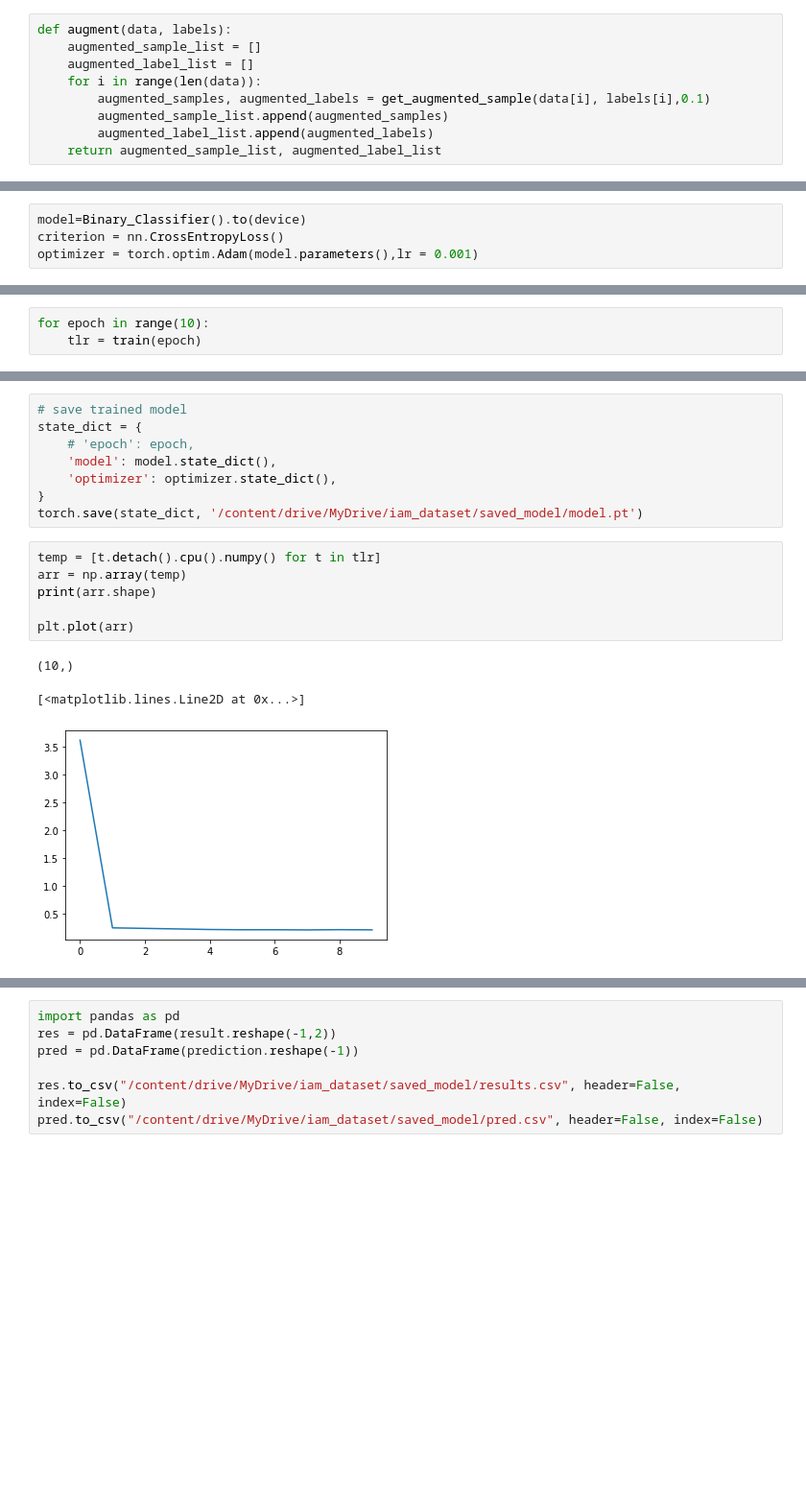
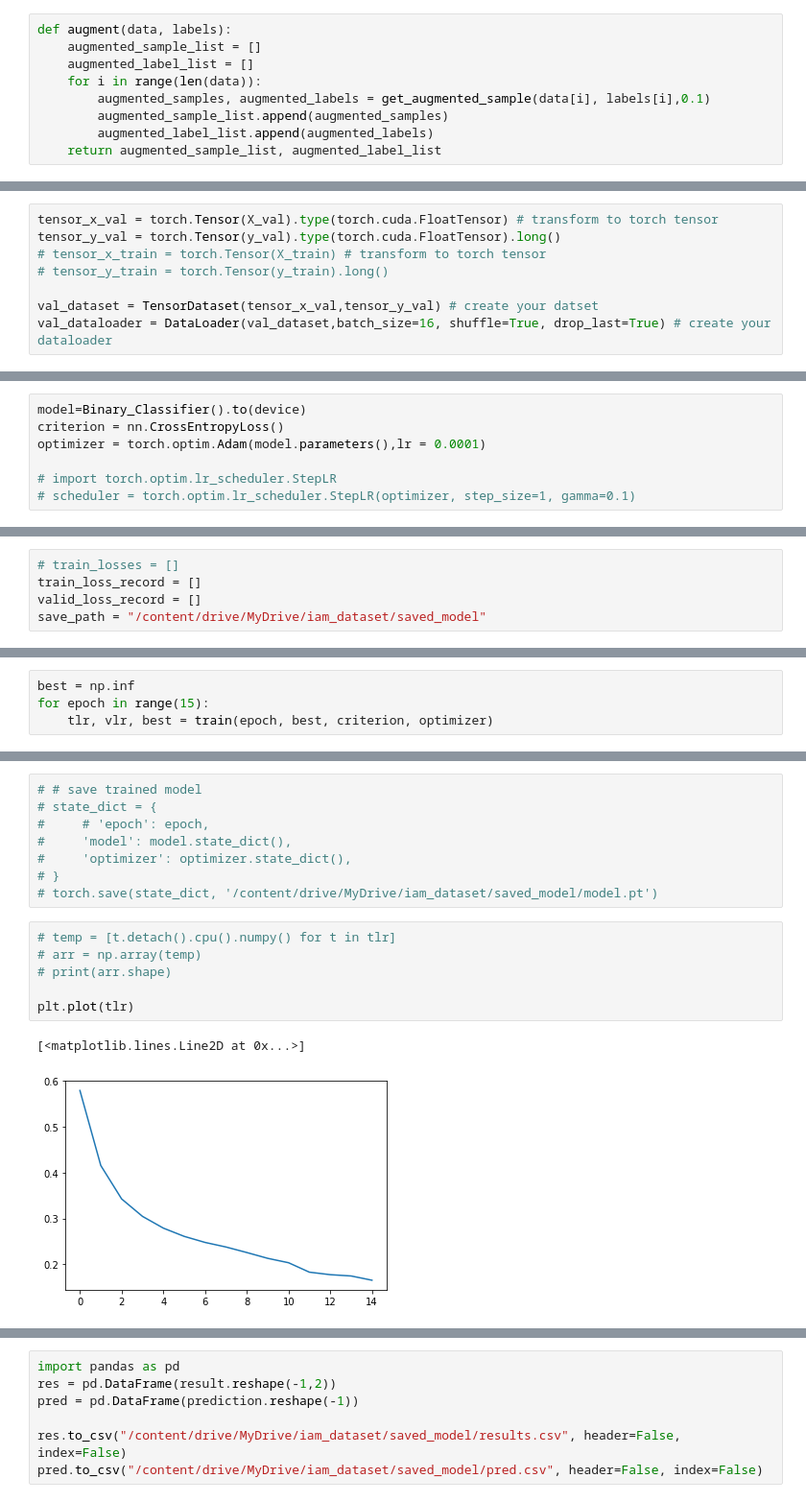
Before and after one commit to ruchiraravishankar/level-5-project, a Jupyter notebook: iam_dataset_binary_classifier.ipynb, the cells around one changed output, grey strips where cells are left out. Shown: that part at 96% size. Cells and saved outputs as stored; diff of their text form; blank space fills up the shorter version.

Commit message:
updated with validation code

```diff
--- a/iam_dataset_binary_classifier.ipynb
+++ b/iam_dataset_binary_classifier.ipynb
@@ -565,3 +538,11 @@ train_dataloader = DataLoader(train_dataset,batch_size=64, shuffle=True, drop_la
+# %%
+tensor_x_val = torch.Tensor(X_val).type(torch.cuda.FloatTensor) # transform to torch tensor
+tensor_y_val = torch.Tensor(y_val).type(torch.cuda.FloatTensor).long()
+# tensor_x_train = torch.Tensor(X_train) # transform to torch tensor
+# tensor_y_train = torch.Tensor(y_train).long()
+
+val_dataset = TensorDataset(tensor_x_val,tensor_y_val) # create your datset
+val_dataloader = DataLoader(val_dataset,batch_size=16, shuffle=True, drop_last=True) # create your dataloader
 # %%
 tensor_x_test = torch.Tensor(X_test).type(torch.cuda.FloatTensor) # transform to torch tensor
 tensor_y_test = torch.Tensor(y_test).long().type(torch.cuda.FloatTensor).long()
@@ -607,4 +581,7 @@ class Binary_Classifier(nn.Module):
 # %%
 model=Binary_Classifier().to(device)
 criterion = nn.CrossEntropyLoss()
-optimizer = torch.optim.Adam(model.parameters(),lr = 0.001)
+optimizer = torch.optim.Adam(model.parameters(),lr = 0.0001)
+
+# import torch.optim.lr_scheduler.StepLR
+# scheduler = torch.optim.lr_scheduler.StepLR(optimizer, step_size=1, gamma=0.1)
@@ -614,2 +588,7 @@ train_loss_record = []
+# %%
+# train_losses = []
+train_loss_record = []
+valid_loss_record = []
+save_path = "/content/drive/MyDrive/iam_dataset/saved_model"
 # %%
 from datetime import datetime
@@ -658,5 +657,6 @@ def train(epoch):
 # %%
-for epoch in range(10):
-    tlr = train(epoch)
+best = np.inf
+for epoch in range(15):
+    tlr, vlr, best = train(epoch, best, criterion, optimizer)
 # %% [output]
 Start Epoch 0 Training...
@@ -680,19 +680,18 @@ Train Loss at epoch 9: 0.2110312283039093
 # %%
-# save trained model
-state_dict = {
-    # 'epoch': epoch,
-    'model': model.state_dict(),
-    'optimizer': optimizer.state_dict(),
-}
-torch.save(state_dict, '/content/drive/MyDrive/iam_dataset/saved_model/model.pt')
+# # save trained model
+# state_dict = {
+#     # 'epoch': epoch,
+#     'model': model.state_dict(),
+#     'optimizer': optimizer.state_dict(),
+# }
+# torch.save(state_dict, '/content/drive/MyDrive/iam_dataset/saved_model/model.pt')
 # %%
-temp = [t.detach().cpu().numpy() for t in tlr]
-arr = np.array(temp)
-print(arr.shape)
+# temp = [t.detach().cpu().numpy() for t in tlr]
+# arr = np.array(temp)
+# print(arr.shape)
 
-plt.plot(arr)
+plt.plot(tlr)
 # %% [output]
-(10,)
+[<matplotlib.lines.Line2D at 0x...>]
-[<matplotlib.lines.Line2D at 0x...>]
-[figure, old version]
+[figure, new version]
 # %%
```
Also changed, not shown: parts of 43 cells of this notebook.
